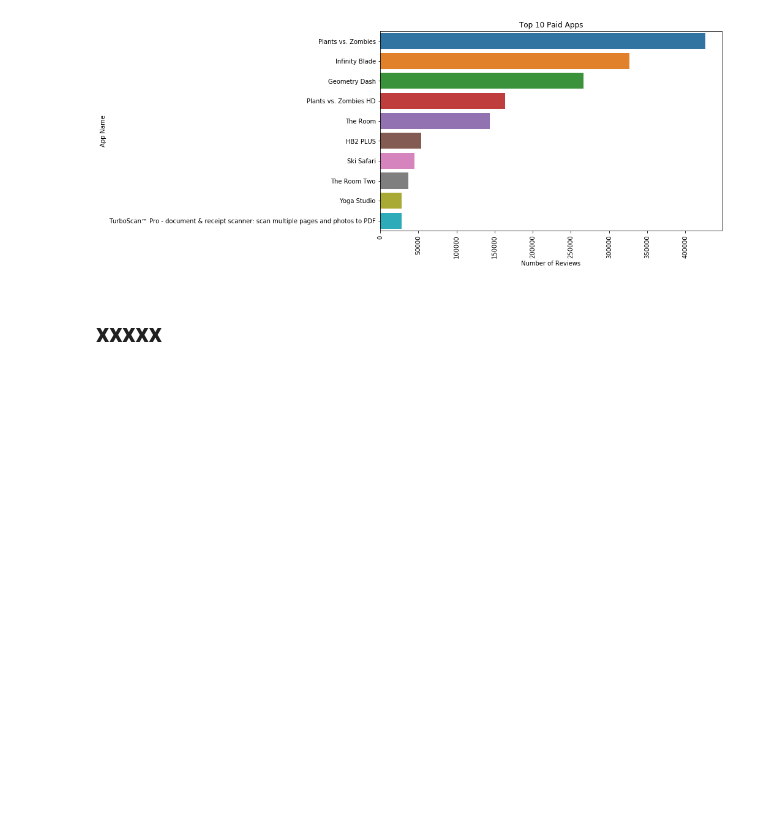
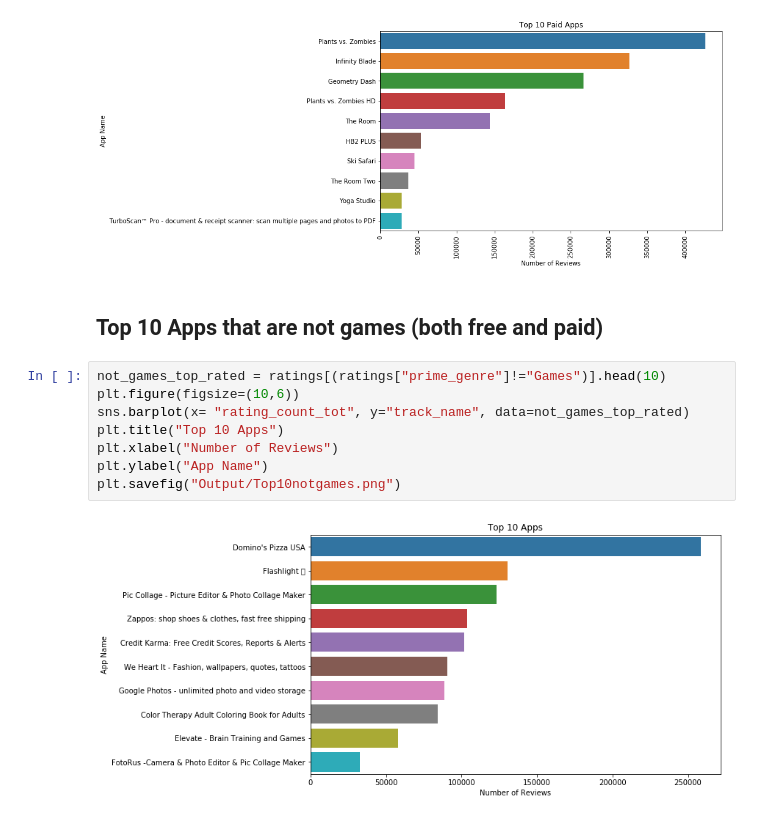
Before and after one commit to GeorgeSehremelis/project, a Jupyter notebook: excelFile.ipynb, the cells around one changed output. Saved outputs shown, nothing was run; the diff lists cells and outputs as text; blank space fills up the shorter version.

Commit message:
added last chart to notebook

```diff
--- a/excelFile.ipynb
+++ b/excelFile.ipynb
@@ -232,5 +229,15 @@ plt.ylabel("App Name")
 plt.savefig("Output/Top10PaidApps.png")
 # %% [output]
 [figure]
-# %% [markdown]
-# xxxxx
+# %% [markdown]
+## Top 10 Apps that are not games (both free and paid)
+# %%
+not_games_top_rated = ratings[(ratings["prime_genre"]!="Games")].head(10)
+plt.figure(figsize=(10,6))
+sns.barplot(x= "rating_count_tot", y="track_name", data=not_games_top_rated)
+plt.title("Top 10 Apps")
+plt.xlabel("Number of Reviews")
+plt.ylabel("App Name")
+plt.savefig("Output/Top10notgames.png")
+# %% [output]
+[figure, added]
```
Also changed, not shown: parts of 3 cells of this notebook.
